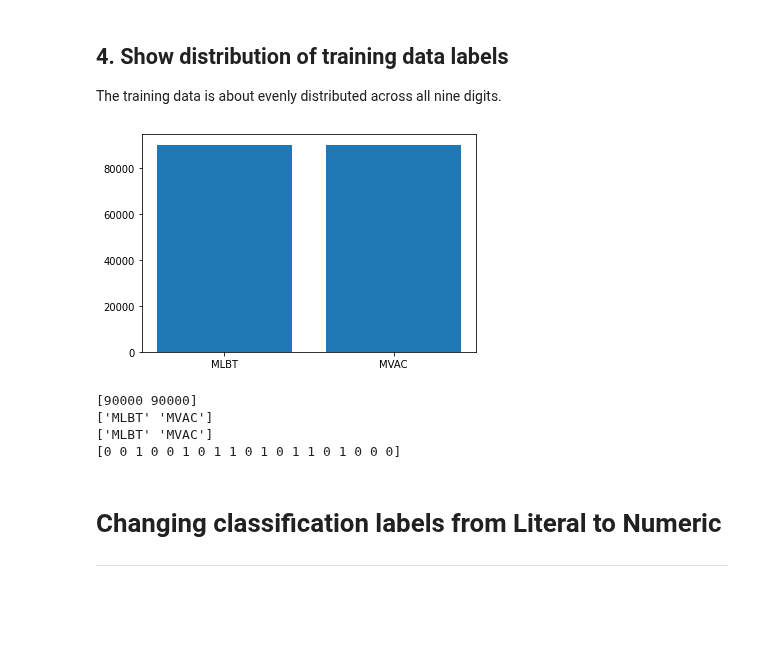
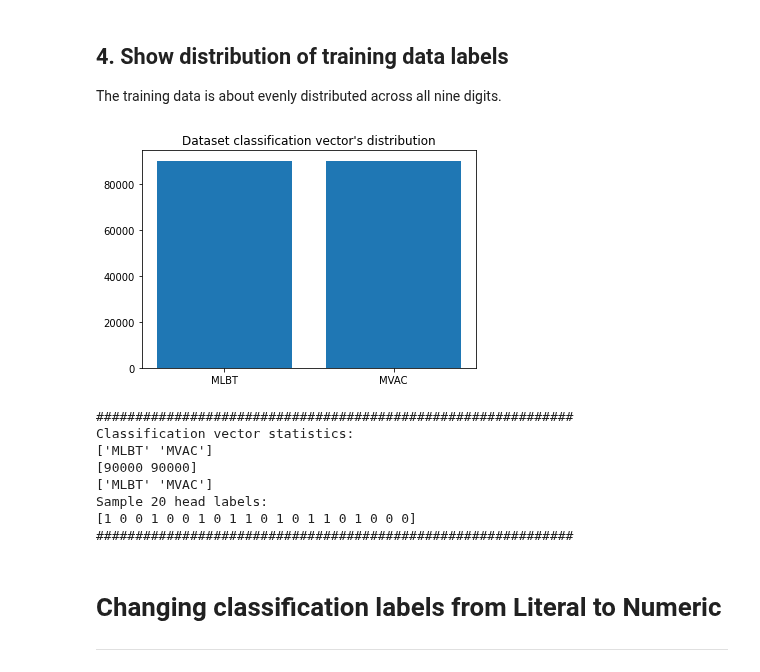
Before and after one commit to hmehryar/Hm.JetscapeMl, a Jupyter notebook: jetscape-ml-tensorflow-cnn.ipynb, the cells around one changed output. Saved outputs shown, nothing was run; the diff lists cells and outputs as text; code cells hidden in the pictures; blank space fills up the shorter version.

```diff
--- a/jetscape-ml-tensorflow-cnn.ipynb
+++ b/jetscape-ml-tensorflow-cnn.ipynb
@@ -260,9 +275,16 @@ def create_and_plot_random_event():
         extent=[xedges[0], xedges[-1], yedges[0], yedges[-1]])
   cb = plt.colorbar()
   cb.set_label("Hit Frequency")
-  plt.savefig('sampleRandomEventHistogram32x32.png')
+
+  file_name='sample_random_event_histogram_32x32.png'
+  file_path=simulation_directory_path+file_name
+  plt.savefig(file_path)
+
   return counts
-# Funtionality Testing
-counts=create_and_plot_random_event()
-save_dataset('sampleRandomEventHistogram32x32.pkl',counts)
+
+# # # Funtionality Testing
+# counts=create_and_plot_random_event()
+# sample_random_event_file_name='sample_random_event_histogram_32x32.pkl'
+# sample_random_event_file_path=simulation_directory_path+sample_random_event_file_name
+# save_dataset(sample_random_event_file_path,counts)
 # %% [output]
@@ -299,15 +330,13 @@ class JetscapeMlCnn:
 
 #Loading Dataset Phase
 
-#file_name='jetscape-ml-benchmark-dataset-2k-randomized.pkl'
-# file_name='jetscape-ml-benchmark-dataset-matter-vs-lbt-2000.pkl'
-file_name='jetscape-ml-benchmark-dataset-matter-vs-lbt-200k-shuffled-01.pkl'
-dataset_file_path=dataset_directory_path+file_name
-print(dataset_file_path)
+
+dataset_file_path=dataset_directory_path+dataset_file_name
+print("Dataset file path: "+dataset_file_path)
 (x_train, y_train), (x_test, y_test) =load_dataset(dataset_file_path)
 
 oJetscapeMlCnn=JetscapeMlCnn(x_train, y_train, x_test, y_test)
-
+print("\n#############################################################")
 print("Post-Load: DataType Checkpoint: Begin")
 print(type(oJetscapeMlCnn.x_train), oJetscapeMlCnn.x_train.size, oJetscapeMlCnn.x_train.shape)
 print(type(oJetscapeMlCnn.y_train), oJetscapeMlCnn.y_train.size, oJetscapeMlCnn.y_train.shape)
@@ -316,4 +345,5 @@ print(type(oJetscapeMlCnn.y_test), oJetscapeMlCnn.y_test.size, oJetscapeMlCnn.y_
 print(oJetscapeMlCnn.y_train[1500], oJetscapeMlCnn.y_test[99])
 print(oJetscapeMlCnn.y_train[1:500])
 print("Post-Load: DataType Checkpoint: End")
+print("#############################################################\n")
 # %% [output]
@@ -362,26 +397,41 @@ The training data is about evenly distributed across all nine digits.
 # %%
 def plot_y_train_dataset_distribution(y_train):
   unique_class_labels,positions = np.unique(y_train,return_inverse=True)
 
 
   counts = np.bincount(positions)
   plt.bar(unique_class_labels, counts)
+  plt.title("Dataset classification vector's distribution")
+
+
+  file_name='hm_jetscape_ml_plot_y_train_dataset_distribution.png'
+  file_path=simulation_directory_path+file_name
+  plt.savefig(file_path)
+
   plt.show()
-  plt.savefig('hm_jetscape_ml_plot_y_train_dataset_distribution.png')
+
+  print("\n#############################################################")
+  print("Classification vector statistics:")
+  print(unique_class_labels)
+  unique_class_labels,positions = np.unique(y_train,return_inverse=True)
   print(counts)
   print(unique_class_labels)
-  unique_class_labels,positions = np.unique(y_train,return_inverse=True)
-  print(unique_class_labels)
-  print(positions[1:20])
+  print("Sample 20 head labels:")
+  print(positions[:20])
+  print("#############################################################\n")
 
 #Checking Train Dataset Y Distribution
 plot_y_train_dataset_distribution(y_train)
 # %% [output]
-[figure, old version]
+[figure, new version]
+#############################################################
+Classification vector statistics:
+['MLBT' 'MVAC']
 [90000 90000]
 ['MLBT' 'MVAC']
-['MLBT' 'MVAC']
-[0 0 1 0 0 1 0 1 1 0 1 0 1 1 0 1 0 0 0]
+Sample 20 head labels:
+[1 0 0 1 0 0 1 0 1 1 0 1 0 1 1 0 1 0 0 0]
+#############################################################
 # %% [markdown]
 # Changing classification labels from Literal to Numeric
 
```
Also changed, not shown: parts of 19 cells of this notebook, 8 other files.
